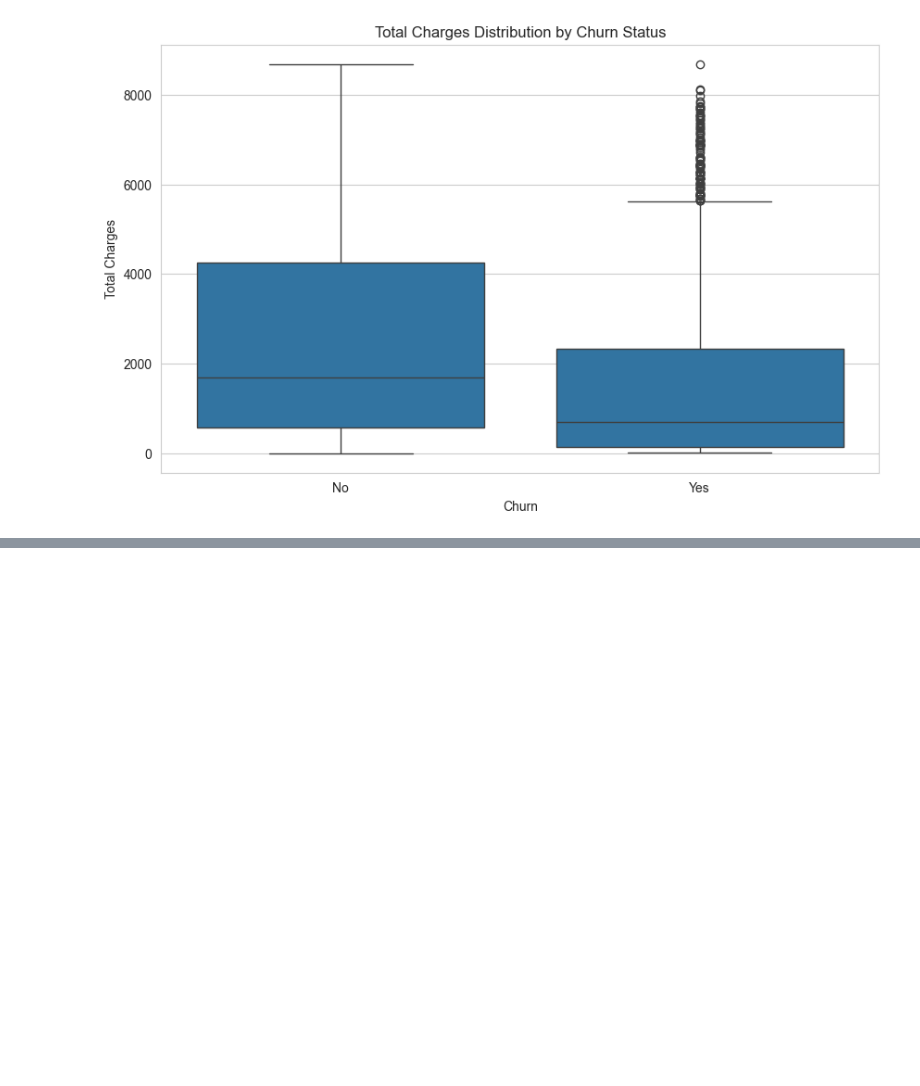
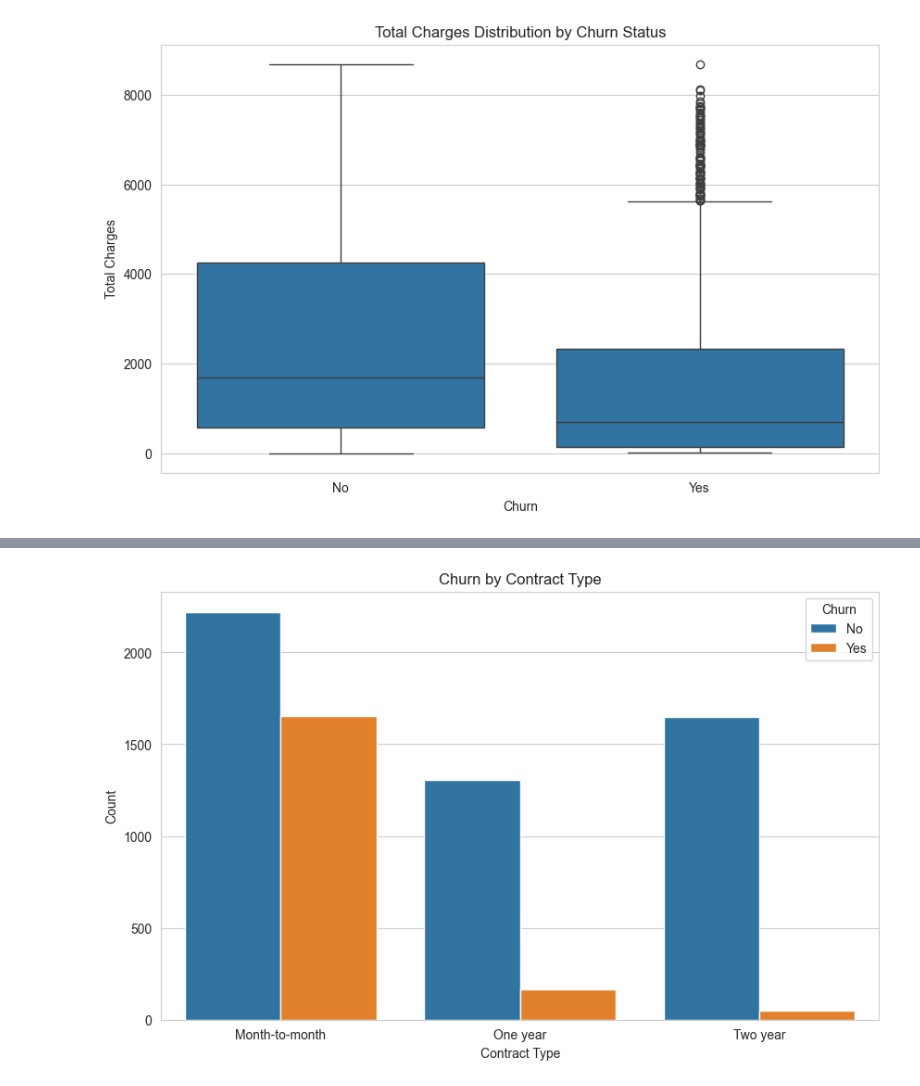
Before and after one commit to davidmba819/Customer-churn-ML, a Jupyter notebook: notebooks/EDA.ipynb, the cells around one changed output, grey strips where cells are left out. Cells and saved outputs as stored; diff of their text form; code cells hidden in the pictures; blank space fills up the shorter version.

Commit message:
Completed professional EDA and churn analysis

```diff
--- a/notebooks/EDA.ipynb
+++ b/notebooks/EDA.ipynb
@@ -427,0 +429,11 @@ plt.show()
+# %%
+# Analyze relationship between contract type and churn
+plt.figure(figsize=(10, 6))
+sns.countplot(x='contract', hue='churn', data=eda_df)
+plt.title('Churn by Contract Type')
+plt.xlabel('Contract Type')
+plt.ylabel('Count')
+plt.legend(title='Churn', loc='upper right')
+plt.show()
+# %% [output]
+[figure, added]
```
Also changed, not shown: parts of 15 cells of this notebook.
